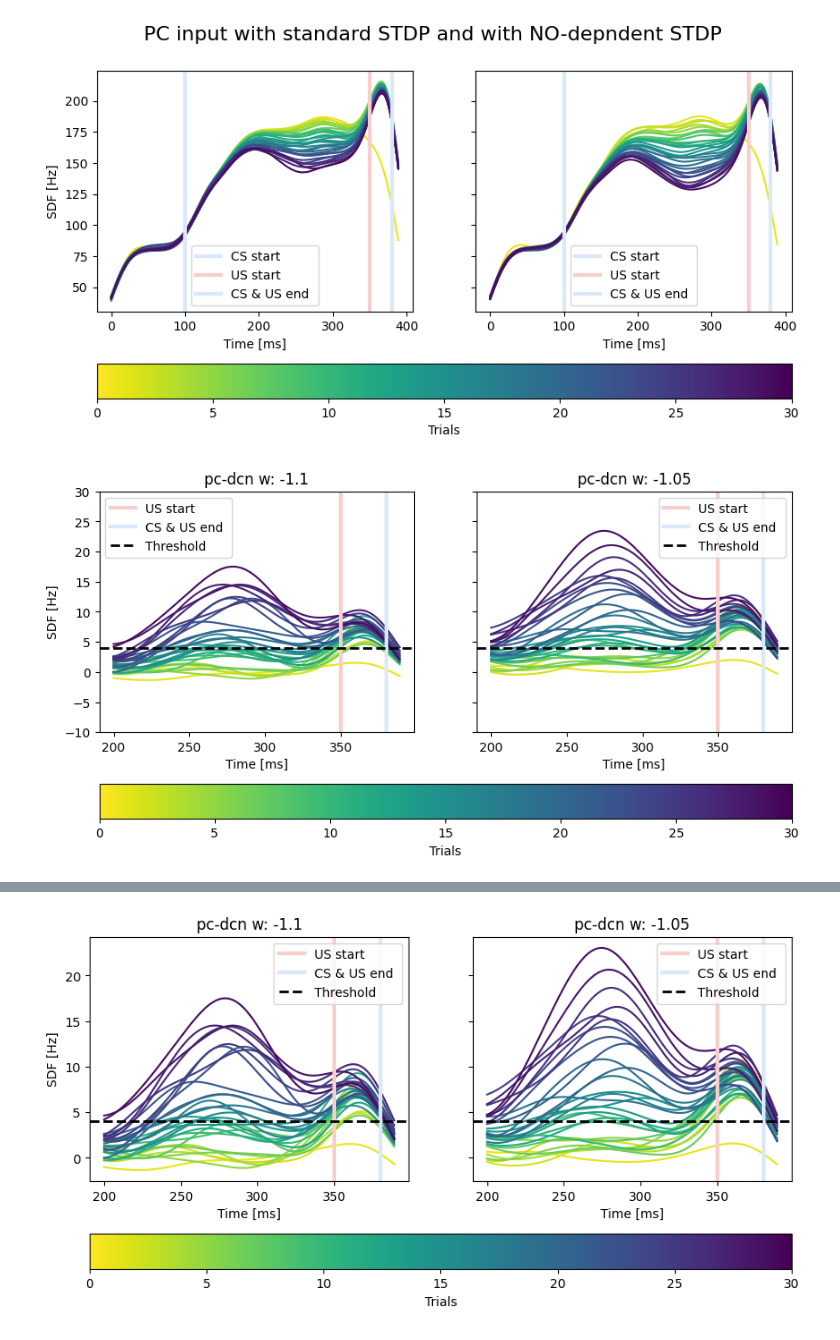
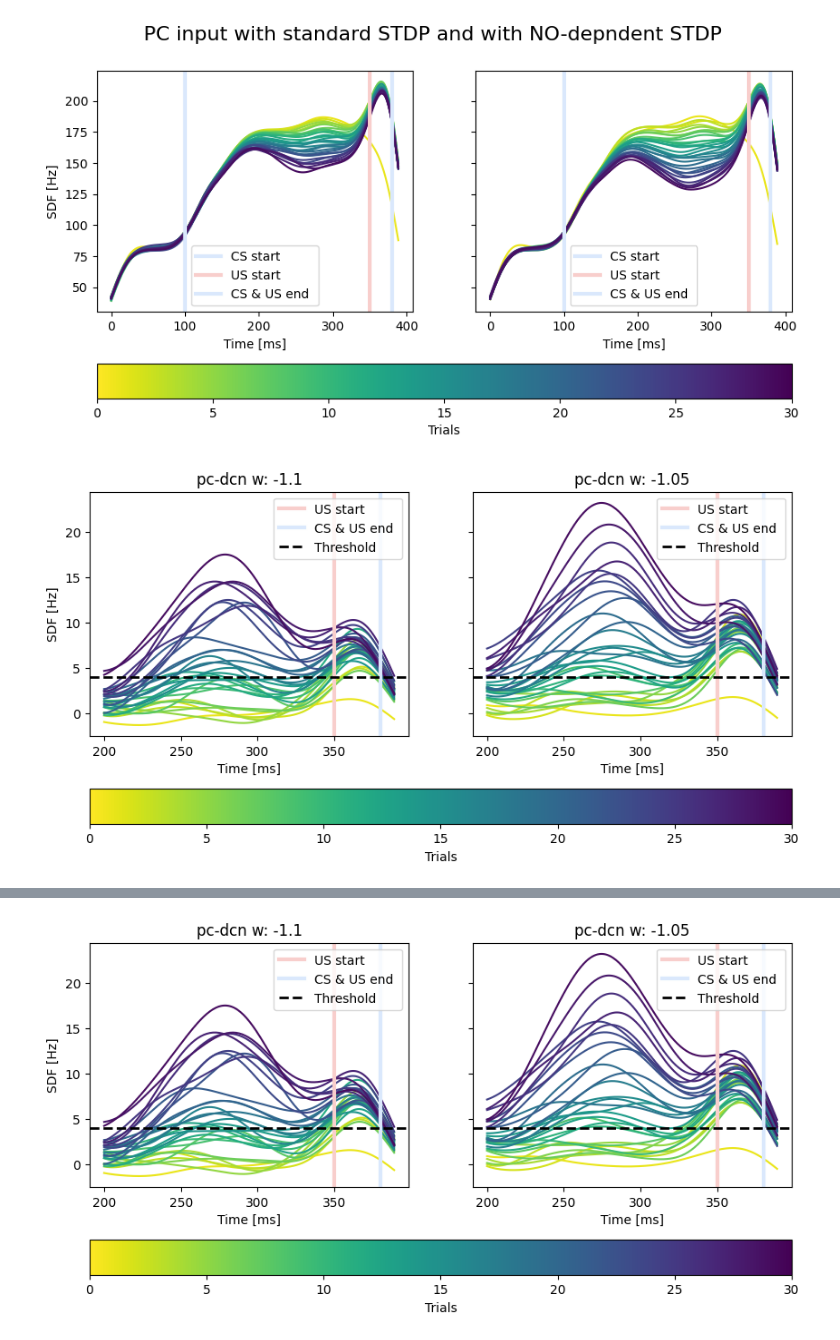
Before and after one commit to alessandratrapani/NODS, a Jupyter notebook: grid_search_Aplus_Aminus/grc_raster.ipynb, the cells around one changed output, grey strips where cells are left out. Cells and saved outputs as stored; diff of their text form; code cells hidden in the pictures.

Commit message:
changed settings and code for results

```diff
--- a/grid_search_Aplus_Aminus/grc_raster.ipynb
+++ b/grid_search_Aplus_Aminus/grc_raster.ipynb
@@ -201,8 +203,8 @@ plt.show()
 rooth_path = f"/home/csartor1/code/NODS/results/dcn/"
 cell = "dcn_spikes"
 
-results_path = rooth_path + "/wo_NO/0Hz/sim_1_1/"
-results_path_mf = rooth_path + "/wo_NO/0Hz/sim_1_05/"
+results_path = rooth_path + "/wo_NO/0Hz/sim_1_1_0/"
+results_path_mf = rooth_path + "/wo_NO/0Hz/sim_1_05_0/"
 spk = get_spike_activity(cell_name=cell, path=results_path)
 spk_mf = get_spike_activity(cell_name=cell, path=results_path_mf)
 sdf_mean_cell = []
@@ -221,14 +223,21 @@ for trial in range(n_trials):
     sdf_cell_mf = sdf(start=start, stop=stop, spk=spk_mf, step=step)
     sdf_mean_cell_mf.append(sdf_mean(sdf_cell_mf))
 
-sdf_bs = sdf_mean_cell[1][t_bs]
-sdf_bs_mf = sdf_mean_cell_mf[1][t_bs]
+sdf_bs = []
+sdf_bs_mf = []
+
+for i in range(1,4):
+    sdf_bs.append(sdf_mean_cell[i][t_bs])
+    sdf_bs_mf.append(sdf_mean_cell_mf[i][t_bs])
+
+sdf_bs_median = np.median(sdf_bs)
+sdf_bs_mf_median = np.median(sdf_bs_mf)
 
 
 sdf_mean_cell_arr = np.array(sdf_mean_cell)
 sdf_mean_cell_mf_arr = np.array(sdf_mean_cell_mf)
-sdf_mean_cell_arr = sdf_mean_cell_arr[:,t_bs:] - sdf_bs
-sdf_mean_cell_mf_arr = sdf_mean_cell_mf_arr[:,t_bs:] - sdf_bs_mf
+sdf_mean_cell_arr = sdf_mean_cell_arr[:,t_bs:] - sdf_bs_median
+sdf_mean_cell_mf_arr = sdf_mean_cell_mf_arr[:,t_bs:] - sdf_bs_mf_median
 # %%
 palette = list(reversed(sns.color_palette("viridis", n_trials).as_hex()))
 sm = plt.cm.ScalarMappable(cmap="viridis_r", norm=plt.Normalize(vmin=0, vmax=n_trials))
@@ -244,33 +253,32 @@ axs_sdf[0].axvline(
 )
 axs_sdf[0].axvline(
     CS_start_first + CS_burst_dur, label="CS & US end ", linewidth=3, c=CS_color
 )
 #axs_sdf[1].axvline(CS_start_first, label="CS start", linewidth=3, c=CS_color)
 axs_sdf[1].axvline(
     US_start_first - between_start, label="US start", linewidth=3, c=US_color
 )
 axs_sdf[1].axvline(
     CS_start_first + CS_burst_dur, label="CS & US end ", linewidth=3, c=CS_color
 )
 axs_sdf[0].axhline(
     thr, linewidth=2, c='black', linestyle='--', label = "Threshold"
 )
 axs_sdf[1].axhline(
     thr, linewidth=2, c='black', linestyle='--', label = "Threshold"
 )
 axs_sdf[0].set_ylabel("SDF [Hz]")
 axs_sdf[0].set_xlabel("Time [ms]")
 axs_sdf[1].set_xlabel("Time [ms]")
 axs_sdf[0].legend()
 axs_sdf[1].legend()
 axs_sdf[0].set_title("pc-dcn w: -1.1")
 axs_sdf[1].set_title("pc-dcn w: -1.05")
-axs_sdf[0].set_ylim(-10, 30)
 cbar = plt.colorbar(sm, ax=axs_sdf.ravel().tolist(), orientation='horizontal')
 cbar.set_label('Trials')
 
 
 plt.show()
 # %% [output]
-[figure, old version]
+[figure, new version]
 # %%
```
Also changed, not shown: parts of 7 cells of this notebook, 3 other files.
